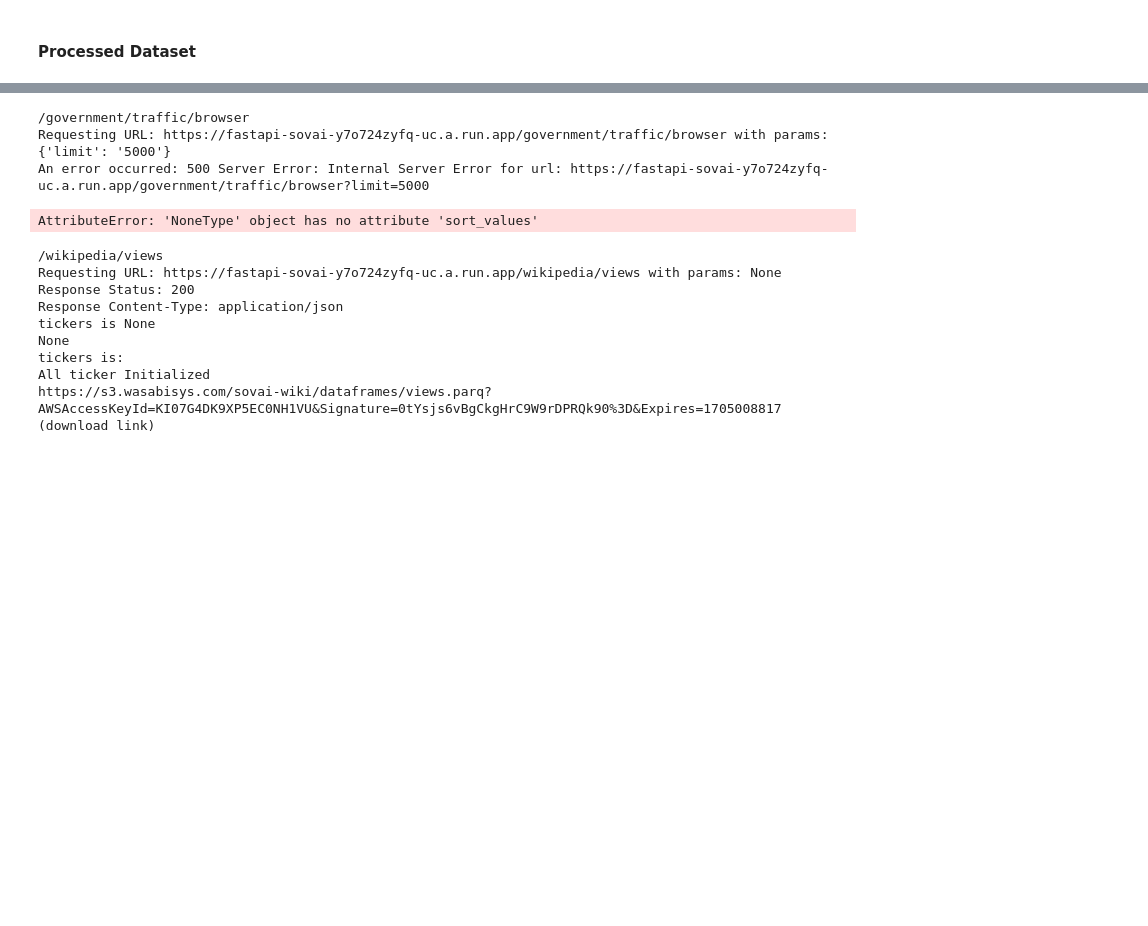
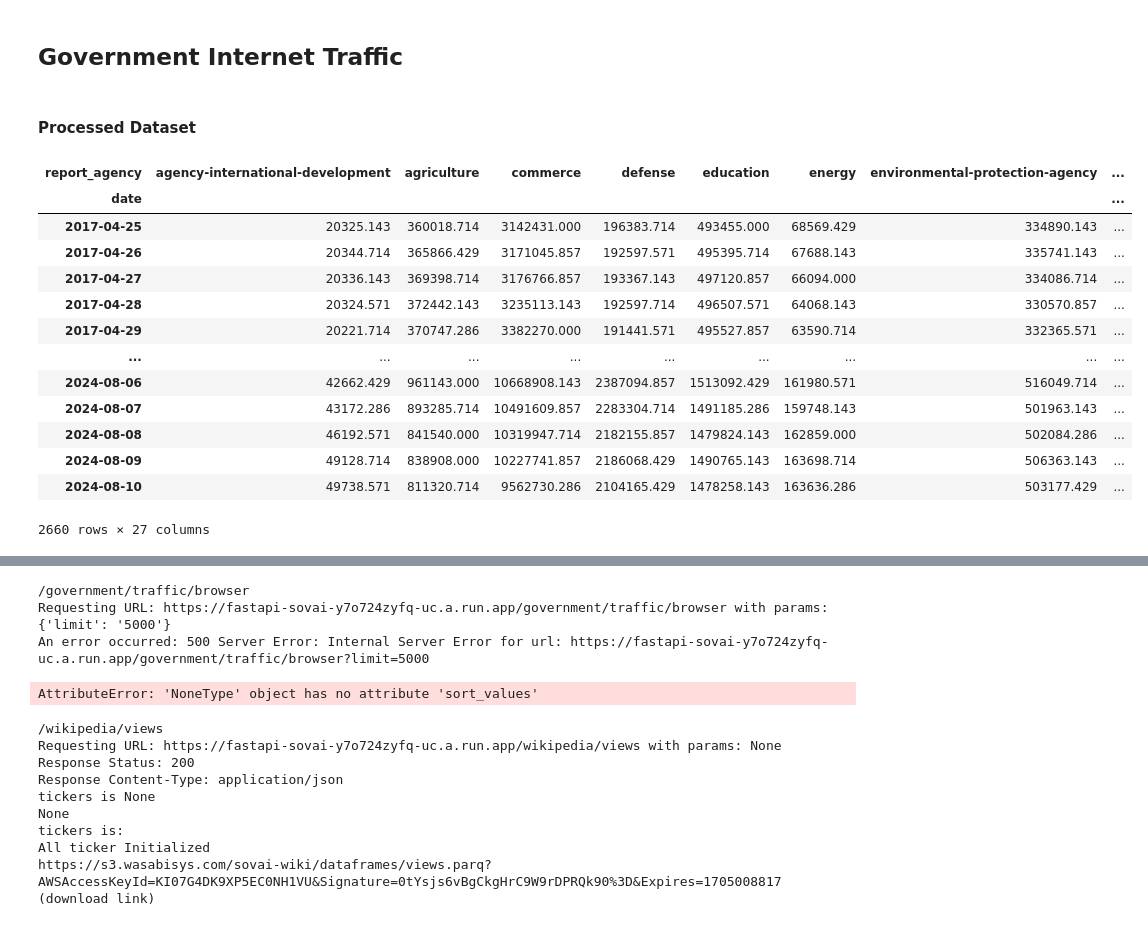
Before and after one commit to souzatharsis/sovai-public, a Jupyter notebook: notebooks/datasets/Government Internet.ipynb, the cells around one changed output, grey strips where cells are left out. Saved outputs shown, nothing was run; the diff lists cells and outputs as text; code cells hidden in the pictures; blank space fills up the shorter version.

```diff
--- a/notebooks/datasets/Government Internet.ipynb
+++ b/notebooks/datasets/Government Internet.ipynb
@@ -6,3 +1,5 @@
+# %% [markdown]
+## Government Internet Traffic
 # %%
 %load_ext autoreload
 %autoreload 2
@@ -11,3 +8,22 @@ import sovai as sov
 sov.token_auth(token="your_token_here")
 # %% [markdown]
 #### Processed Dataset
+# %%
+df_agencies = sov.data("government/traffic/agencies")
+# %%
+df_agencies
+# %% [output]
+| report_agency | agency-international-development | agriculture | commerce | defense | education | energy | environmental-protection-agency | ... |
+| date |  |  |  |  |  |  |  | ... |
+| 2017-04-25 | 20325.143 | 360018.714 | 3142431.000 | 196383.714 | 493455.000 | 68569.429 | 334890.143 | ... |
+| 2017-04-26 | 20344.714 | 365866.429 | 3171045.857 | 192597.571 | 495395.714 | 67688.143 | 335741.143 | ... |
+| 2017-04-27 | 20336.143 | 369398.714 | 3176766.857 | 193367.143 | 497120.857 | 66094.000 | 334086.714 | ... |
+| 2017-04-28 | 20324.571 | 372442.143 | 3235113.143 | 192597.714 | 496507.571 | 64068.143 | 330570.857 | ... |
+| 2017-04-29 | 20221.714 | 370747.286 | 3382270.000 | 191441.571 | 495527.857 | 63590.714 | 332365.571 | ... |
+| ... | ... | ... | ... | ... | ... | ... | ... | ... |
+| 2024-08-06 | 42662.429 | 961143.000 | 10668908.143 | 2387094.857 | 1513092.429 | 161980.571 | 516049.714 | ... |
+| 2024-08-07 | 43172.286 | 893285.714 | 10491609.857 | 2283304.714 | 1491185.286 | 159748.143 | 501963.143 | ... |
+| 2024-08-08 | 46192.571 | 841540.000 | 10319947.714 | 2182155.857 | 1479824.143 | 162859.000 | 502084.286 | ... |
+| 2024-08-09 | 49128.714 | 838908.000 | 10227741.857 | 2186068.429 | 1490765.143 | 163698.714 | 506363.143 | ... |
+| 2024-08-10 | 49738.571 | 811320.714 | 9562730.286 | 2104165.429 | 1478258.143 | 163636.286 | 503177.429 | ... |
+2660 rows × 27 columns
```
Also changed, not shown: parts of 7 cells of this notebook, 16 other files.
